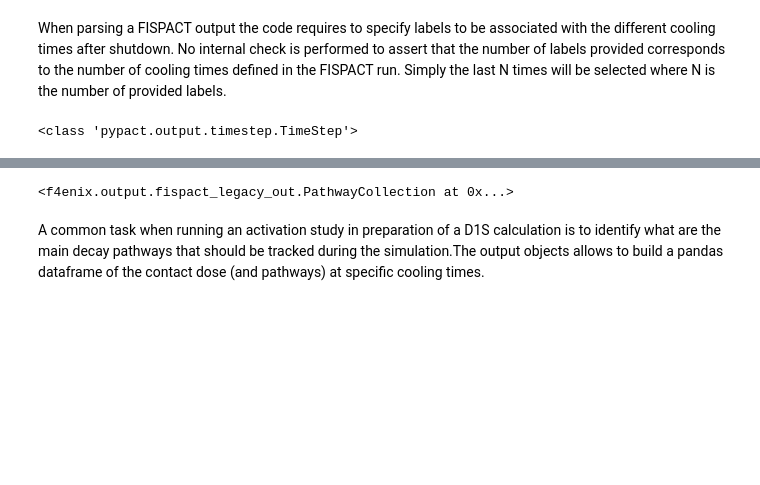
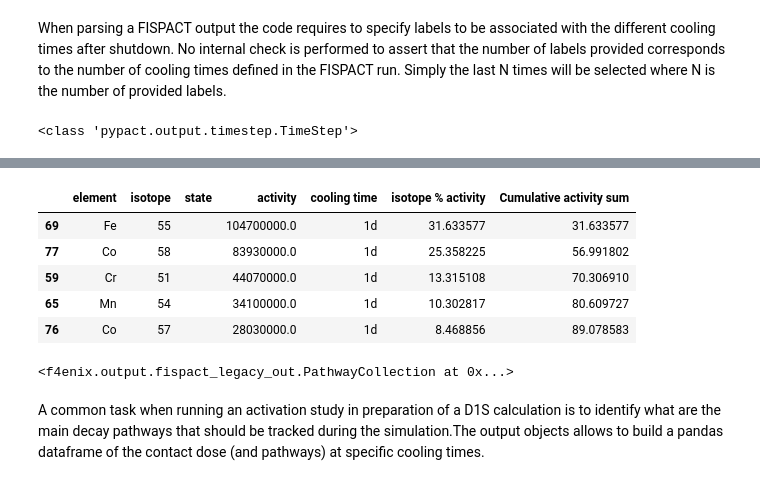
Before and after one commit to Fusion4Energy/F4Enix, a Jupyter notebook: docs/source/examples/output/jupyters/fispact_legacy.ipynb, the cells around one changed output, grey strips where cells are left out. Cells and saved outputs as stored; diff of their text form; code cells hidden in the pictures; blank space fills up the shorter version.

```diff
--- a/docs/source/examples/output/jupyters/fispact_legacy.ipynb
+++ b/docs/source/examples/output/jupyters/fispact_legacy.ipynb
@@ -104,3 +126,12 @@ outp.decay_heat.head()
+# %%
+outp.activity.head()
+# %% [output]
+|  | element | isotope | state | activity | cooling time | isotope % activity | Cumulative activity sum |
+| 69 | Fe | 55 |  | 104700000.0 | 1d | 31.633577 | 31.633577 |
+| 77 | Co | 58 |  | 83930000.0 | 1d | 25.358225 | 56.991802 |
+| 59 | Cr | 51 |  | 44070000.0 | 1d | 13.315108 | 70.306910 |
+| 65 | Mn | 54 |  | 34100000.0 | 1d | 10.302817 | 80.609727 |
+| 76 | Co | 57 |  | 28030000.0 | 1d | 8.468856 | 89.078583 |
 # %%
 outp.pathways_collection
 # %% [output]
```
Also changed, not shown: parts of 16 cells of this notebook, 2 other files.
